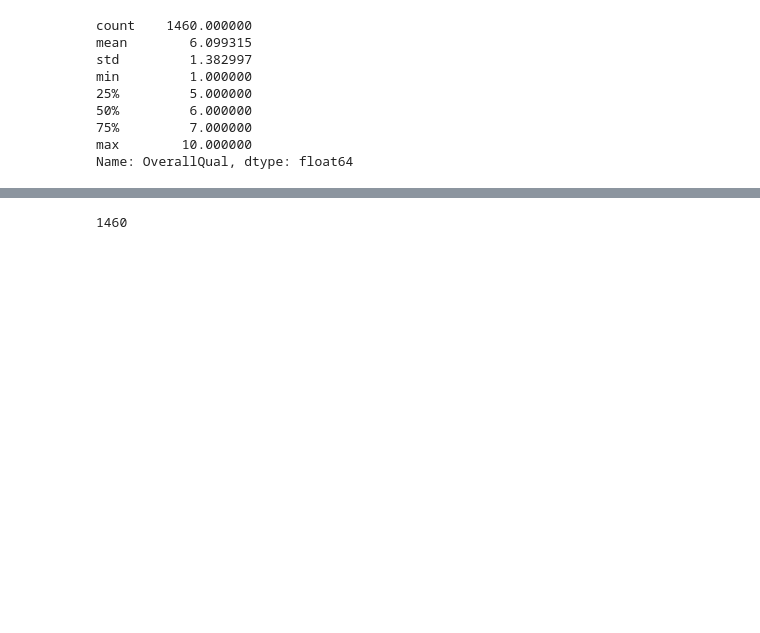
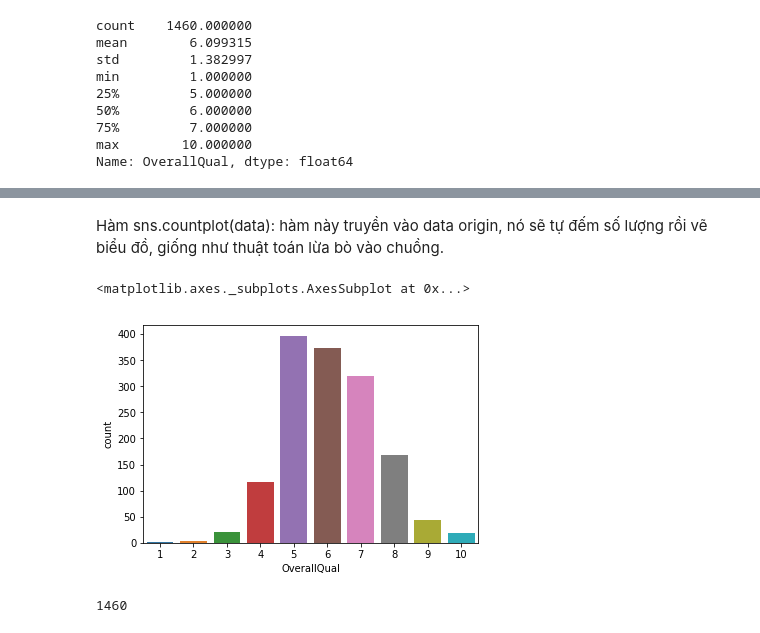
Before and after one commit to TanKinh/machine_learning, a Jupyter notebook: EDA/house_price/src/anylasic_house_price.ipynb, the cells around one changed output, grey strips where cells are left out. Cells and saved outputs as stored; diff of their text form; code cells hidden in the pictures; blank space fills up the shorter version.

```diff
--- a/EDA/house_price/src/anylasic_house_price.ipynb
+++ b/EDA/house_price/src/anylasic_house_price.ipynb
@@ -210,3 +237,10 @@ Name: OverallQual, dtype: float64
+# %% [markdown]
+Hàm sns.countplot(data): hàm này truyền vào data origin, nó sẽ tự đếm số lượng rồi vẽ biểu đồ, giống như thuật toán lừa bò vào chuồng.
+# %%
+sns.countplot(df_train[var])
+# %% [output]
+<matplotlib.axes._subplots.AxesSubplot at 0x...>
+[figure, added]
 # %%
 sum(df_train[var].value_counts())
 # %% [output]
```
Also changed, not shown: parts of 6 cells of this notebook.
